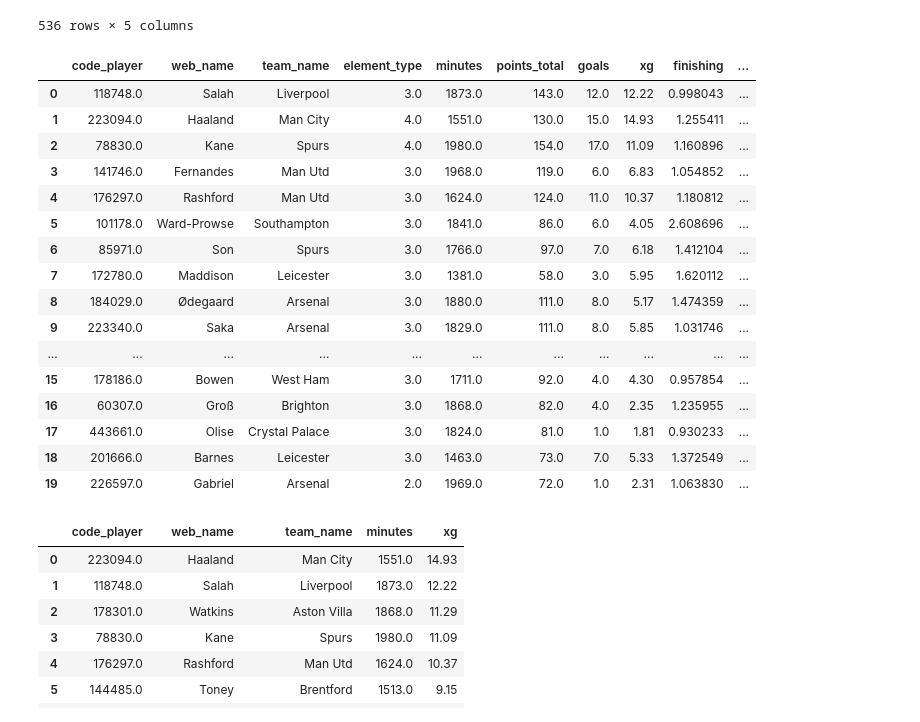
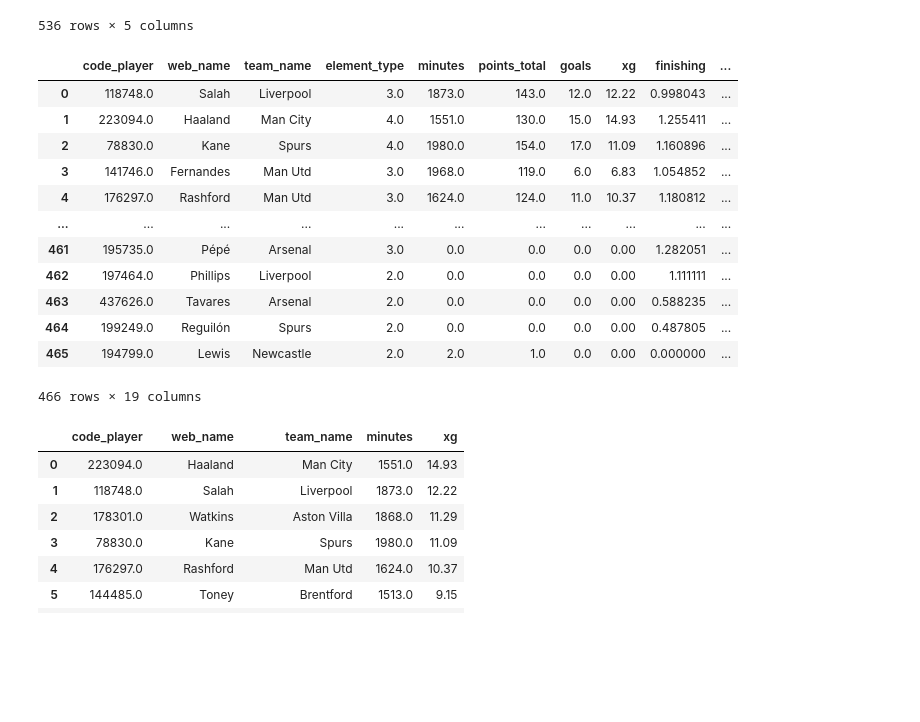
Before and after one commit to chrisimpacts/FPL-Data-Analysis, a Jupyter notebook: FPL_Analysis_UsingPSQL.ipynb, the cells around one changed output. Drawn from its saved outputs; the diff is of its cells as text; code cells hidden in the pictures; blank space fills up the shorter version.

Commit message:
Draft Analysis Update

```diff
--- a/FPL_Analysis_UsingPSQL.ipynb
+++ b/FPL_Analysis_UsingPSQL.ipynb
@@ -18,10 +18,10 @@ cur = conn.cursor()
 conn.autocommit = True  # read documentation understanding when to Use & NOT use
 # %%
 #fpl
-fpl_raw = pd.read_csv("C:/Users/chris/Documents/Coding/python/projects/FPL/FPL_data_ouput/fpl_gw_allyears_updated.csv")
+fpl_raw = pd.read_csv("data/fpl_gw_allyears_updated.csv")
 print(list(fpl_raw.columns))
 fpl = fpl_raw[['code_player','web_name','now_cost','team_name','element_type','season','round','fixture','kickoff_time','was_home','opp_team_name','team_h_score','team_a_score','total_points_gw','minutes_gw','goals_conceded_gw','goals_scored_gw','assists_gw','expected_goals_gw', 'expected_assists_gw', 'expected_goal_involvements_gw','expected_goals_conceded_gw','expected_goals_conceded_per_90','news','fpl_fixture_merge_code']]
-new_raw = pd.read_csv("C:/Users/chris/Documents/Coding/python/projects/FPL/FPL_data_ouput/Player_Summary.csv")
+new_raw = pd.read_csv("data/Player_Summary.csv")
 print(list(new_raw.columns))
 new = new_raw[['code','now_cost']]
 #fbref
@@ -31,11 +31,11 @@ fbref_raw = fbref_raw.merge(codes,how='left',left_on='code',right_on='fbref ID')
 print(list(fbref_raw.columns))
 fbref =  fbref_raw[['code','date','season','name','comp','round','venue','team','opponent','minutes','goals','pens_made','xg','npxg','assists','xg_assist','pass_xa','FPL_code']]
 #spi
-spi_raw = pd.read_csv('C:/Users/chris/Documents/Coding/python/projects/FPL/FPL_data_ouput/spi_gw_all_years.csv')
+spi_raw = pd.read_csv('data/spi_gw_all_years.csv')
 print(list(spi_raw.columns))
 spi = spi_raw[['season','date','team_name','opp_team_name','venue','spi','opp_spi', 'prob', 'opp_prob', 'probtie', 'proj_score', 'opp_proj_score', 'score', 'opp_score','xg','opp_xg', 'spi_merge_code']]
 #bet
-bet_raw = pd.read_csv("C:/Users/chris/Documents/Coding/python/projects/FPL/FPL_data_ouput/bet_gw_all_years.csv")
+bet_raw = pd.read_csv("data/bet_gw_all_years.csv")
 print(list(bet_raw.columns))
 bet = bet_raw[['season','team_name_bet', 'opp_team_name_bet','team_goals','opp_team_goals','Bet365_win_odds', 'Bet365_draw_odds', 'Bet365_lose_odds','bet_merge_code']]
 # %% [output]
@@ -306,7 +306,7 @@ query = """
                 WHEN element_type = 3 THEN (fpl.xg * quality.finishing)*5
                 WHEN element_type = 4 THEN (fpl.xg * quality.finishing)*4
                 ELSE NULL END)
-            + (CASE WHEN element_type < 3 THEN ((-0.234*AVG(fpl.expected_goals_conceded_per_90)+0.61)*fpl.minutes/100*4)
+            + (CASE WHEN element_type < 3 THEN ((-0.234*AVG(fpl.expected_goals_conceded_per_90)+0.61)*fpl.minutes/100*3)
                 WHEN element_type = 3 THEN ((-0.234*AVG(fpl.expected_goals_conceded_per_90)+0.61)*fpl.minutes/100*1)
                 WHEN element_type = 4 THEN 0
                 ELSE NULL END)) as x_points
@@ -329,46 +329,43 @@ query = """
 
         LEFT JOIN
             (SELECT
                 FPL_code,
                 name,
                 npGoals,
                 npxg_total,
                 npGoals/npxg_total as finishing,
                 assists/xa as assist_quality
             FROM finish
             WHERE npxg_total > 0
                 AND xa > 0
             ORDER BY finishing DESC) as quality
         ON fpl.code_player = quality.fpl_code::numeric
         WHERE finishing IS NOT NULL
-        --    AND element_type = 2
+        --    AND element_type = 4
         --    AND team_name = 'Arsenal'
         GROUP BY fpl.code_player, fpl.web_name, fpl.team_name, fpl.element_type, fpl.minutes, fpl.points_total, fpl.goals, fpl.xg, quality.finishing, fpl.assists, fpl.xa, quality.assist_quality
         ORDER BY x_points DESC
-        LIMIT 20
+        --LIMIT 20
         ;
         """
 with conn.cursor() as cur:
     dat = pd.read_sql_query(query, conn)
+# dat.to_csv('data/draft_data.csv', index=False)
 dat
 # %% [output]
 |  | code_player | web_name | team_name | element_type | minutes | points_total | goals | xg | finishing | ... |
 | 0 | 118748.0 | Salah | Liverpool | 3.0 | 1873.0 | 143.0 | 12.0 | 12.22 | 0.998043 | ... |
 | 1 | 223094.0 | Haaland | Man City | 4.0 | 1551.0 | 130.0 | 15.0 | 14.93 | 1.255411 | ... |
 | 2 | 78830.0 | Kane | Spurs | 4.0 | 1980.0 | 154.0 | 17.0 | 11.09 | 1.160896 | ... |
 | 3 | 141746.0 | Fernandes | Man Utd | 3.0 | 1968.0 | 119.0 | 6.0 | 6.83 | 1.054852 | ... |
 | 4 | 176297.0 | Rashford | Man Utd | 3.0 | 1624.0 | 124.0 | 11.0 | 10.37 | 1.180812 | ... |
-| 5 | 101178.0 | Ward-Prowse | Southampton | 3.0 | 1841.0 | 86.0 | 6.0 | 4.05 | 2.608696 | ... |
-| 6 | 85971.0 | Son | Spurs | 3.0 | 1766.0 | 97.0 | 7.0 | 6.18 | 1.412104 | ... |
-| 7 | 172780.0 | Maddison | Leicester | 3.0 | 1381.0 | 58.0 | 3.0 | 5.95 | 1.620112 | ... |
-| 8 | 184029.0 | Ødegaard | Arsenal | 3.0 | 1880.0 | 111.0 | 8.0 | 5.17 | 1.474359 | ... |
-| 9 | 223340.0 | Saka | Arsenal | 3.0 | 1829.0 | 111.0 | 8.0 | 5.85 | 1.031746 | ... |
 | ... | ... | ... | ... | ... | ... | ... | ... | ... | ... | ... |
-| 15 | 178186.0 | Bowen | West Ham | 3.0 | 1711.0 | 92.0 | 4.0 | 4.30 | 0.957854 | ... |
-| 16 | 60307.0 | Groß | Brighton | 3.0 | 1868.0 | 82.0 | 4.0 | 2.35 | 1.235955 | ... |
-| 17 | 443661.0 | Olise | Crystal Palace | 3.0 | 1824.0 | 81.0 | 1.0 | 1.81 | 0.930233 | ... |
-| 18 | 201666.0 | Barnes | Leicester | 3.0 | 1463.0 | 73.0 | 7.0 | 5.33 | 1.372549 | ... |
-| 19 | 226597.0 | Gabriel | Arsenal | 2.0 | 1969.0 | 72.0 | 1.0 | 2.31 | 1.063830 | ... |
+| 461 | 195735.0 | Pépé | Arsenal | 3.0 | 0.0 | 0.0 | 0.0 | 0.00 | 1.282051 | ... |
+| 462 | 197464.0 | Phillips | Liverpool | 2.0 | 0.0 | 0.0 | 0.0 | 0.00 | 1.111111 | ... |
+| 463 | 437626.0 | Tavares | Arsenal | 2.0 | 0.0 | 0.0 | 0.0 | 0.00 | 0.588235 | ... |
+| 464 | 199249.0 | Reguilón | Spurs | 2.0 | 0.0 | 0.0 | 0.0 | 0.00 | 0.487805 | ... |
+| 465 | 194799.0 | Lewis | Newcastle | 2.0 | 2.0 | 1.0 | 0.0 | 0.00 | 0.000000 | ... |
+466 rows × 19 columns
 # %%
 #Get season wide finishing quality for 2023
 
```
